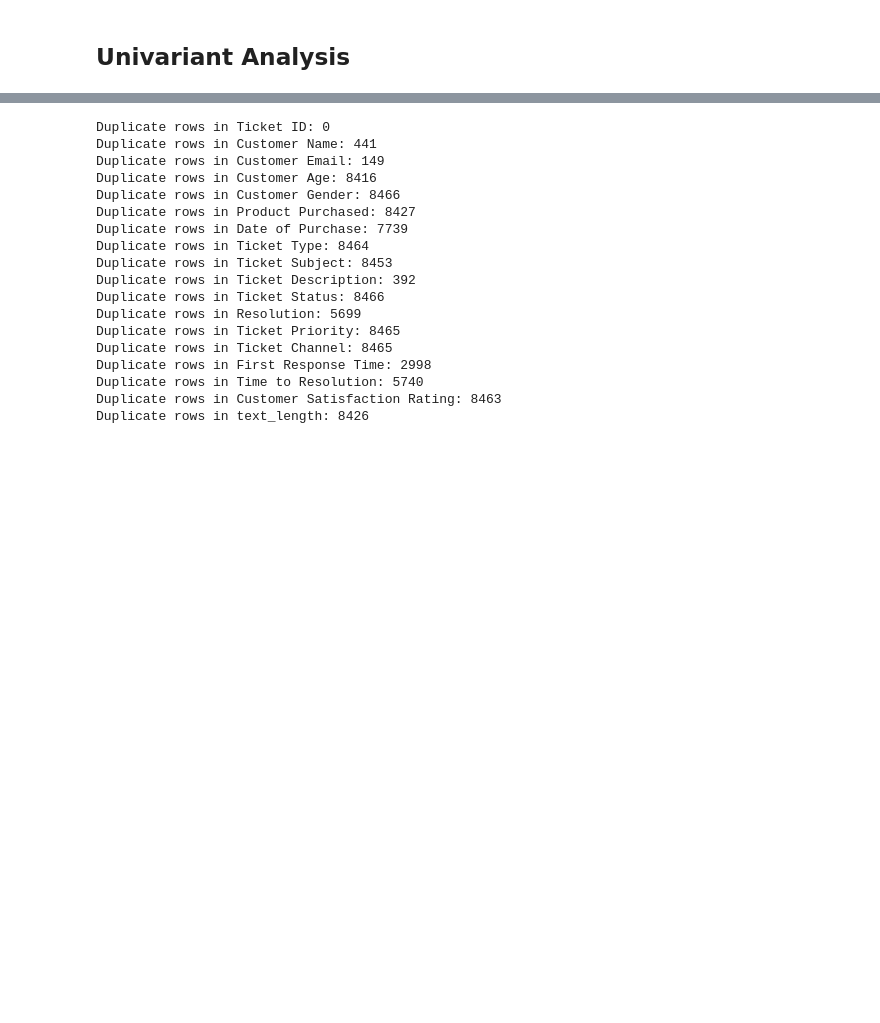
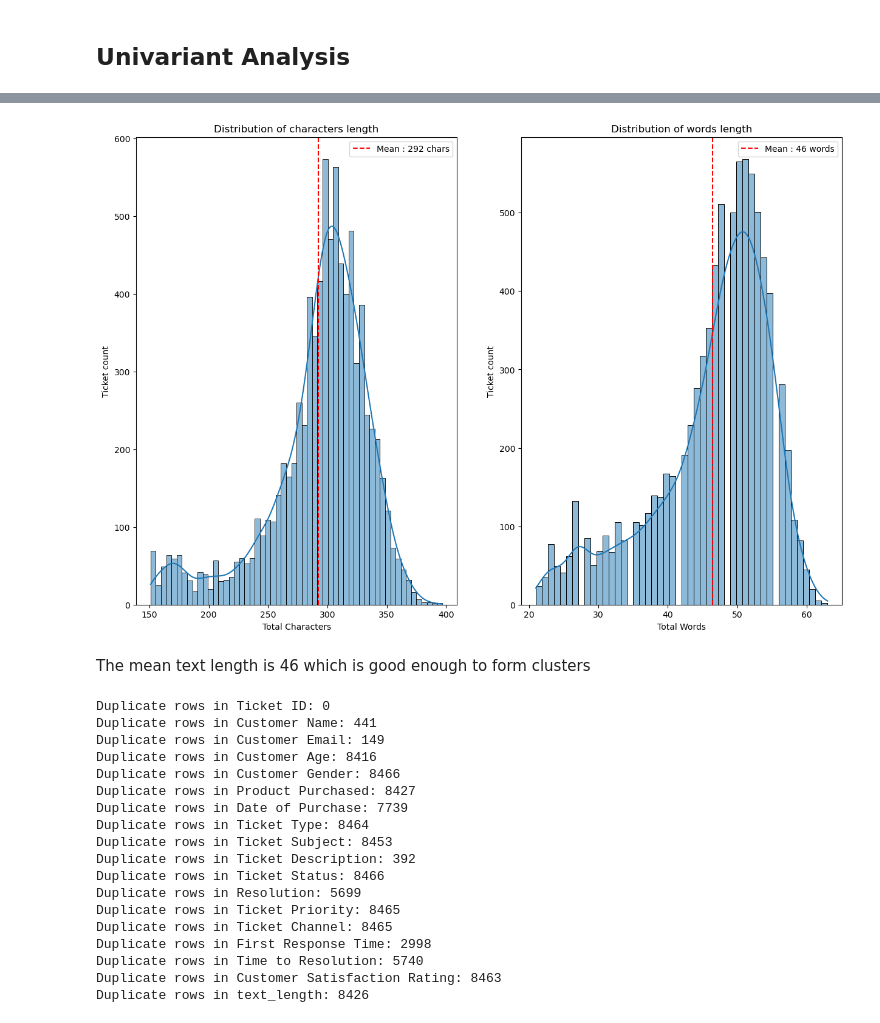
Before and after one commit to Razan-88/TextAnalytics-CW-Task4, a Jupyter notebook: analytics_pipeline/src/eda.ipynb, the cells around one changed output, grey strips where cells are left out. Cells and saved outputs as stored; diff of their text form; code cells hidden in the pictures; blank space fills up the shorter version.

```diff
--- a/analytics_pipeline/src/eda.ipynb
+++ b/analytics_pipeline/src/eda.ipynb
@@ -115,3 +136,29 @@ The mean text length is 46 which is good enough to form clusters
+# %%
+fig1, axes1 = plt.subplots(nrows = 1, ncols = 2, figsize = (15,10))
+
+sns.histplot(data_df['text_char_length'], bins='auto', ax = axes1[0], kde = True)
+axes1[0].set_title("Distribution of characters length")
+axes1[0].set_xlabel('Total Characters')
+axes1[0].set_ylabel('Ticket count')
+
+char_mean = data_df['text_char_length'].mean()
+axes1[0].axvline(char_mean, color = 'red', linestyle='--', label = f"Mean : {char_mean:.0f} chars")
+axes1[0].legend()
+
+sns.histplot(data_df['text_length'], bins='auto', ax = axes1[1], kde = True)
+axes1[1].set_title("Distribution of words length")
+axes1[1].set_xlabel('Total Words')
+axes1[1].set_ylabel('Ticket count')
+
+word_mean = data_df['text_length'].mean()
+axes1[1].axvline(word_mean, color = 'red', linestyle='--', label = f"Mean : {word_mean:.0f} words")
+axes1[1].legend()
+
+plt.show()
+# %% [output]
+[figure, added]
+# %% [markdown]
+The mean text length is 46 which is good enough to form clusters
 # %%
 columns = data_df.columns
 for column in columns:
```
Also changed, not shown: parts of 43 cells of this notebook, 3 other files.
